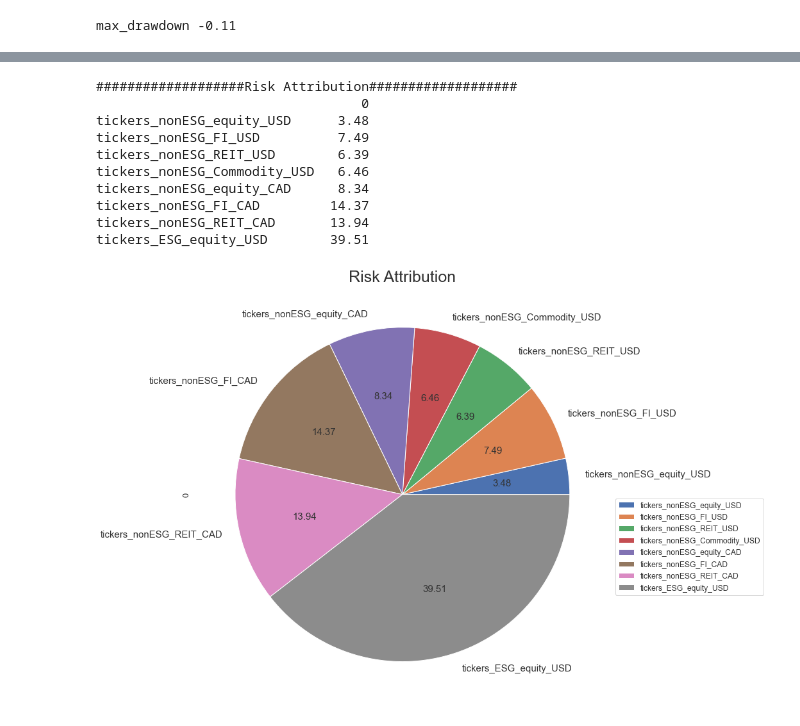
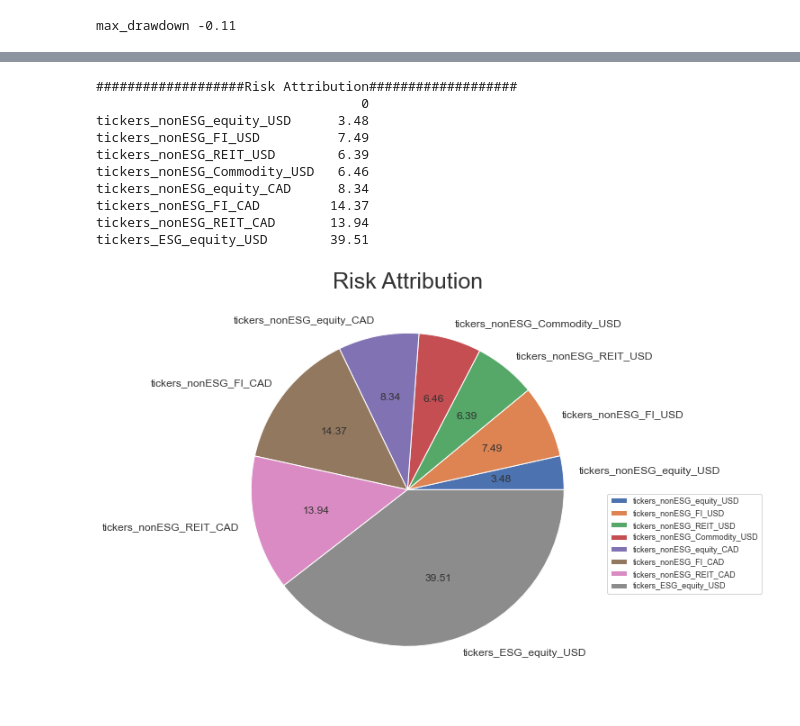
Before and after one commit to of1201/roboadvisor, a Jupyter notebook: risk lab.ipynb, the cells around one changed output, grey strips where cells are left out. Cells and saved outputs as stored; diff of their text form; code cells hidden in the pictures.

```diff
--- a/risk lab.ipynb
+++ b/risk lab.ipynb
@@ -1394,6 +1435,13 @@ Sharpe Ratio 0.8447
 import quantstats as qs
 max_drawdown=qs.stats.max_drawdown(portfRet_wocf.iloc[:,0])
 print("max_drawdown", round(max_drawdown,2))
+
+# Export results to excel
+wb = openpyxl.load_workbook(dir + r'\Report.xlsx')
+sheet = wb['Report']
+sheet['C20'].value = round(max_drawdown,4)
+
+wb.save(dir + r'\Report.xlsx')
 # %% [output]
 max_drawdown -0.11
 # %%
@@ -1516,0 +1672,15 @@ AxesSubplot(0.125,0.2;0.775x0.68)
+# %%
+weights_asset_class.index = [''] * 11
+weights_asset_class.iloc[-1,:].plot.pie(autopct='%.2f',fontsize=8, figsize=(14, 7),subplots=True)
+plt.title("Current Portfolio Weighting",fontsize=13)
+plt.legend(loc='upper left', bbox_to_anchor=(1, 0.5), prop={'size': 7})
+plt.savefig('weighting_pie.png')
+plt.show()
+
+# Export to Excel
+wb = openpyxl.load_workbook(dir + r'\Report.xlsx')
+ws = wb['Report']
+img = openpyxl.drawing.image.Image(dir + r'\weighting_pie.png')
+img.anchor = 'C5' # Or whatever cell location you want to use.
+ws.add_image(img)
+wb.save(dir + r'\Report.xlsx')
@@ -1559,36 +1723,53 @@ latest_weight = weights.iloc[-1]  # the weight for each asset of the last rebala
 risk_contribution = calculate_risk_contribution(latest_weight, cov_matrix_1y_mtx)
 risk_contribution = risk_contribution / np.sum(calculate_risk_contribution(latest_weight, cov_matrix_1y_mtx))
 risk_contribution = pd.DataFrame(np.array(risk_contribution).T, columns = tickers)
 # seperate the risk contribution into asset classes
 rc_asset_class = pd.DataFrame()
 rc_asset_class["tickers_nonESG_equity_USD"] = risk_contribution[tickers_nonESG_equity_USD].sum(axis=1)
 rc_asset_class["tickers_nonESG_FI_USD"] = risk_contribution[tickers_nonESG_FI_USD].sum(axis=1)
 rc_asset_class["tickers_nonESG_REIT_USD"] = risk_contribution[tickers_nonESG_REIT_USD].sum(axis=1)
 rc_asset_class["tickers_nonESG_Commodity_USD"] = risk_contribution[tickers_nonESG_Commodity_USD].sum(axis=1)
 rc_asset_class["tickers_nonESG_equity_CAD"] = risk_contribution[tickers_nonESG_equity_CAD].sum(axis=1)
 rc_asset_class["tickers_nonESG_FI_CAD"] = risk_contribution[tickers_nonESG_FI_CAD].sum(axis=1)
 rc_asset_class["tickers_nonESG_REIT_CAD"] = risk_contribution[tickers_nonESG_REIT_CAD].sum(axis=1)
 rc_asset_class["tickers_ESG_equity_USD"] = risk_contribution[tickers_ESG_equity_USD].sum(axis=1)
 
 print ("###################Risk Attribution###################")
 riskAttribution = rc_asset_class.T
 print (round(riskAttribution*100,2))
-riskAttribution.plot.pie(autopct='%.2f',fontsize=15, figsize=(15, 12),subplots=True)
+riskAttribution.columns=['']
+riskAttribution[''].plot.pie(autopct='%.2f', fontsize=12, figsize=(16, 8),subplots=True)
 plt.title("Risk Attribution",fontsize=25)
-plt.legend(loc='upper left', bbox_to_anchor=(1, 0.5))
+plt.legend(loc='upper left', bbox_to_anchor=(1, 0.5), prop={'size': 9})
+plt.savefig('risk_attribution.png')
 plt.show()
+
+# Export to Excel
+wb = openpyxl.load_workbook(dir + r'\Report.xlsx')
+ws = wb['Report']
+img = openpyxl.drawing.image.Image(dir + r'\risk_attribution.png')
+img.anchor = 'AL24' # Or whatever cell location you want to use.
+ws.add_image(img)
+wb.save(dir + r'\Report.xlsx')
+
+book = load_workbook(dir + r'\Report.xlsx')
+writer = pd.ExcelWriter(dir + r'\Report.xlsx', engine='openpyxl')
+writer.book = book
+writer.sheets = dict((ws.title, ws) for ws in book.worksheets)
+round(riskAttribution*100,2).to_excel(writer, sheet_name='Report',startcol=36,startrow=29)
+writer.save()
 # %% [output]
 ###################Risk Attribution###################
                                   0
 tickers_nonESG_equity_USD      3.48
 tickers_nonESG_FI_USD          7.49
 tickers_nonESG_REIT_USD        6.39
 tickers_nonESG_Commodity_USD   6.46
 tickers_nonESG_equity_CAD      8.34
 tickers_nonESG_FI_CAD         14.37
 tickers_nonESG_REIT_CAD       13.94
 tickers_ESG_equity_USD        39.51
-[figure, old version]
+[figure, new version]
 # %%
 #Return Attribution Version 2 - consider injection
 df_pfv_rb = df_pfv.loc[testDate2]
```
Also changed, not shown: parts of 25 cells of this notebook.
